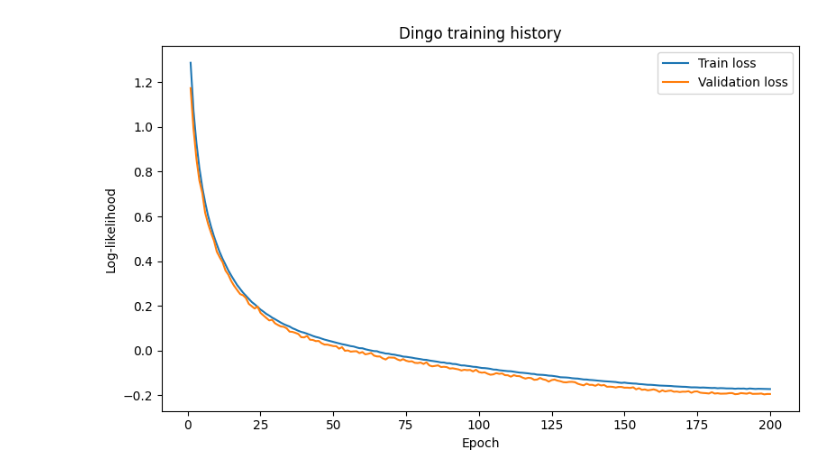
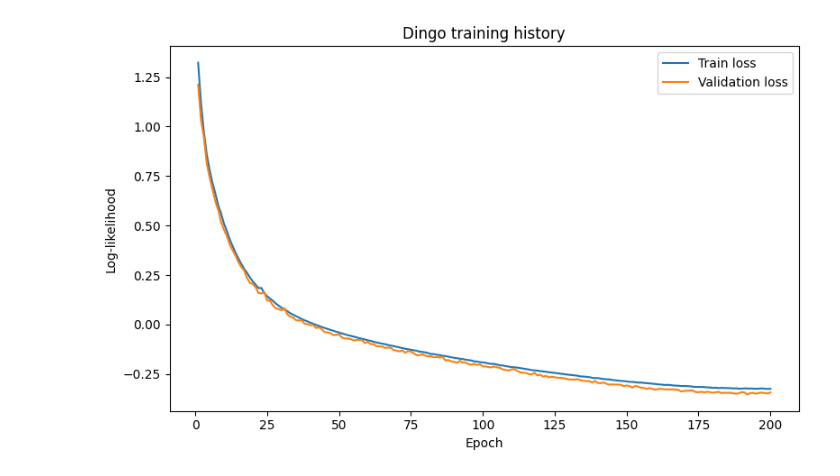
Before and after one commit to Massegolem/ET-Dingo, a Jupyter notebook: usefull_code/overfit_check.ipynb, the cells around one changed output. Saved outputs shown, nothing was run; the diff lists cells and outputs as text; code cells hidden in the pictures.

```diff
--- a/usefull_code/overfit_check.ipynb
+++ b/usefull_code/overfit_check.ipynb
@@ -1,22 +1,22 @@
 # %%
 import numpy as np
 import matplotlib.pyplot as plt
 
-data = np.loadtxt("/scratch/tpausch/models/imbh_T8_mass2/history.txt")
+data = np.loadtxt("/scratch/tpausch/models/imbh_T8_mass2_3/history.txt")
 epochs   = data[:, 0]
 train    = data[:, 1]
 val      = data[:, 2]
 
 
 plt.figure(figsize=(8, 5))
 plt.plot(epochs, train, label="Train loss")
 plt.plot(epochs, val,   label="Validation loss")
 plt.xlabel("Epoch")
 plt.ylabel("Log-likelihood")
 plt.legend()
 plt.title("Dingo training history")
 plt.tight_layout()
 plt.savefig("loss_curve.png", dpi=150)
 plt.show()
 # %% [output]
-[figure, old version]
+[figure, new version]
```
Also changed, not shown: 46 other files.
